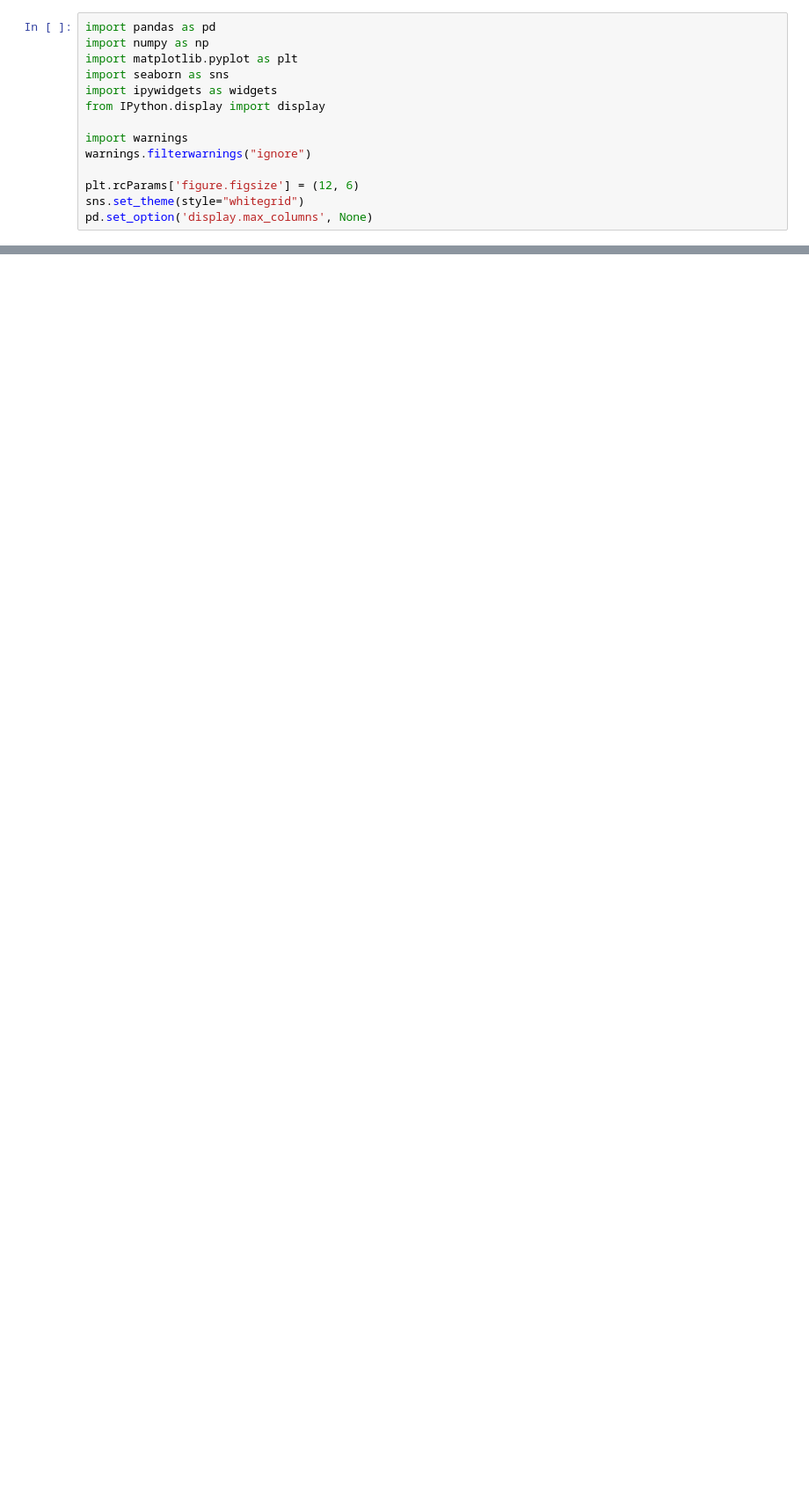
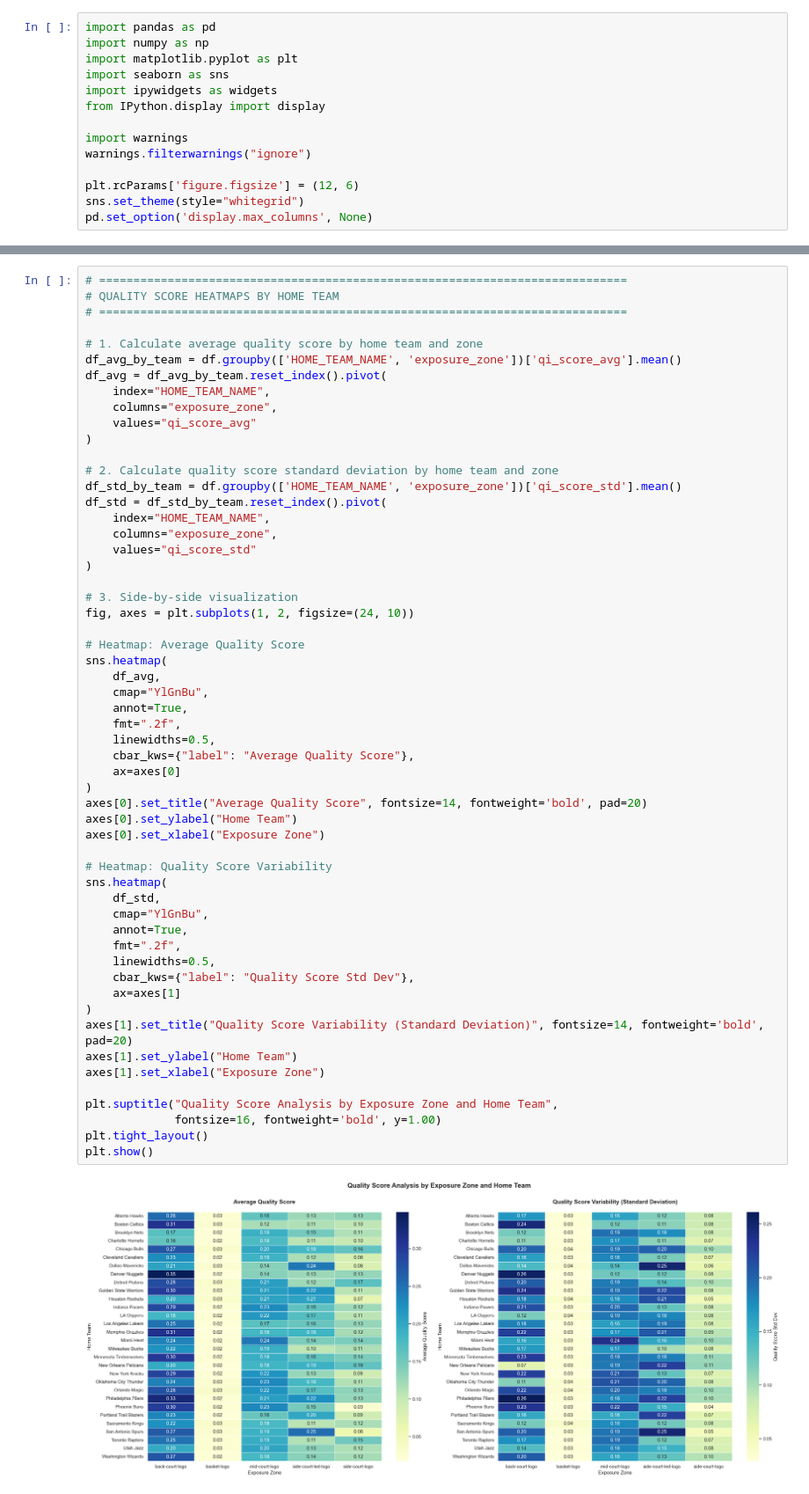
Before and after one commit to KylianSts/Quantifying-NBA-Sponsors-Extra-Exposure, a Jupyter notebook: Data_exploration/value_analysis.ipynb, the cells around one changed output, grey strips where cells are left out. Shown at 88% size. Saved outputs shown, nothing was run; the diff lists cells and outputs as text; blank space fills up the shorter version.

```diff
--- a/Data_exploration/value_analysis.ipynb
+++ b/Data_exploration/value_analysis.ipynb
@@ -216,0 +492,58 @@ DAILY AVERAGES
+# %%
+# =============================================================================
+# QUALITY SCORE HEATMAPS BY HOME TEAM
+# =============================================================================
+
+# 1. Calculate average quality score by home team and zone
+df_avg_by_team = df.groupby(['HOME_TEAM_NAME', 'exposure_zone'])['qi_score_avg'].mean()
+df_avg = df_avg_by_team.reset_index().pivot(
+    index="HOME_TEAM_NAME",
+    columns="exposure_zone",
+    values="qi_score_avg"
+)
+
+# 2. Calculate quality score standard deviation by home team and zone
+df_std_by_team = df.groupby(['HOME_TEAM_NAME', 'exposure_zone'])['qi_score_std'].mean()
+df_std = df_std_by_team.reset_index().pivot(
+    index="HOME_TEAM_NAME",
+    columns="exposure_zone",
+    values="qi_score_std"
+)
+
+# 3. Side-by-side visualization
+fig, axes = plt.subplots(1, 2, figsize=(24, 10))
+
+# Heatmap: Average Quality Score
+sns.heatmap(
+    df_avg,
+    cmap="YlGnBu",
+    annot=True,
+    fmt=".2f",
+    linewidths=0.5,
+    cbar_kws={"label": "Average Quality Score"},
+    ax=axes[0]
+)
+axes[0].set_title("Average Quality Score", fontsize=14, fontweight='bold', pad=20)
+axes[0].set_ylabel("Home Team")
+axes[0].set_xlabel("Exposure Zone")
+
+# Heatmap: Quality Score Variability
+sns.heatmap(
+    df_std,
+    cmap="YlGnBu",
+    annot=True,
+    fmt=".2f",
+    linewidths=0.5,
+    cbar_kws={"label": "Quality Score Std Dev"},
+    ax=axes[1]
+)
+axes[1].set_title("Quality Score Variability (Standard Deviation)", fontsize=14, fontweight='bold', pad=20)
+axes[1].set_ylabel("Home Team")
+axes[1].set_xlabel("Exposure Zone")
+
+plt.suptitle("Quality Score Analysis by Exposure Zone and Home Team",
+             fontsize=16, fontweight='bold', y=1.00)
+plt.tight_layout()
+plt.show()
+# %% [output]
+[figure, added]
```
Also changed, not shown: parts of 6 cells of this notebook.
